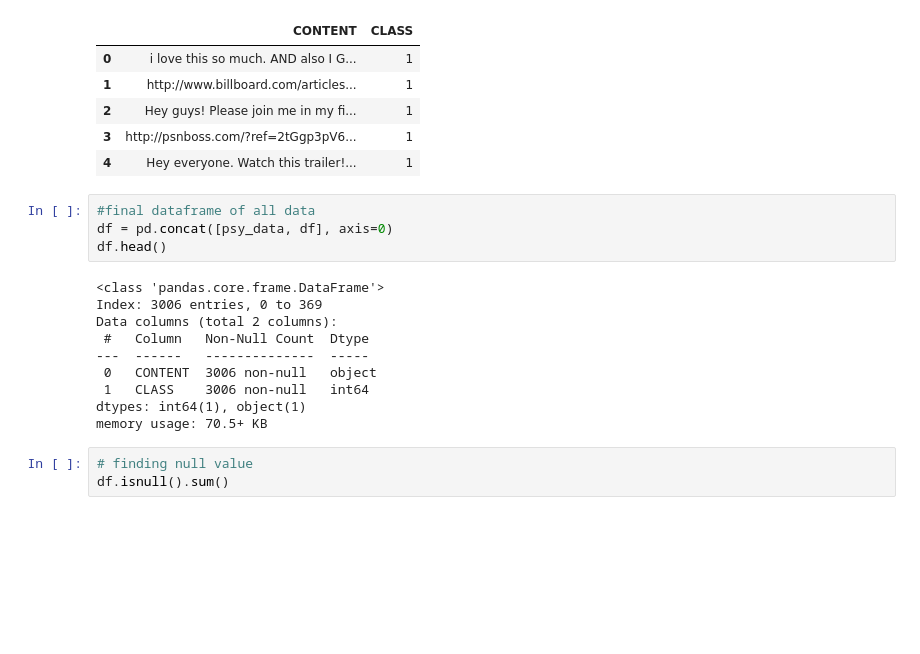
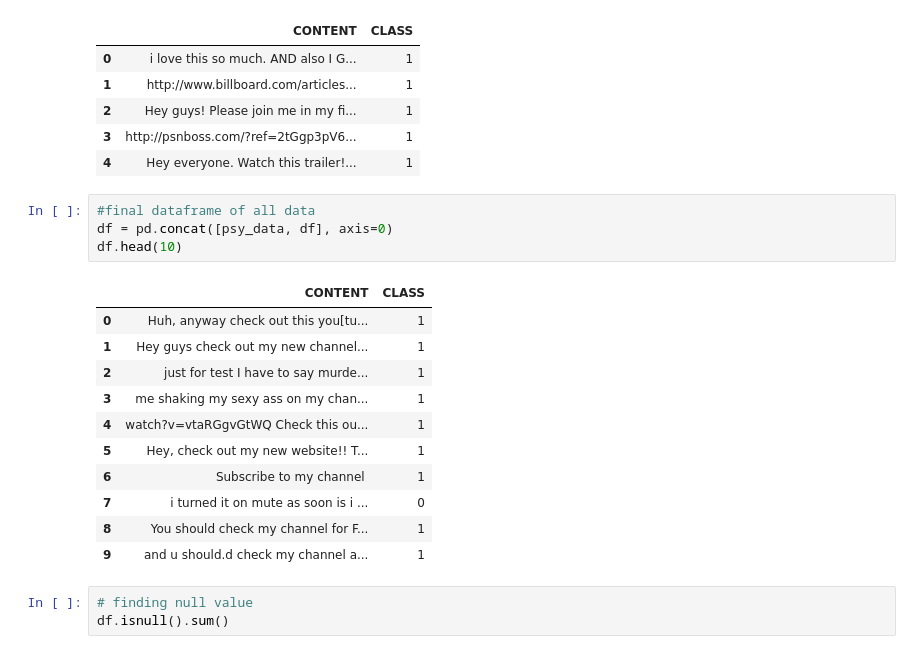
Before and after one commit to shemanto27/Spam-Comments-Detection-Using-NLP, a Jupyter notebook: Spam_Comment_Detection_and_Implementation.ipynb, the cells around one changed output. Cells and saved outputs as stored; diff of their text form; blank space fills up the shorter version.

```diff
--- a/Spam_Comment_Detection_and_Implementation.ipynb
+++ b/Spam_Comment_Detection_and_Implementation.ipynb
@@ -88,17 +92,19 @@ df.head()
 # %%
 #final dataframe of all data
 df = pd.concat([psy_data, df], axis=0)
-df.head()
+df.head(10)
 # %% [output]
-<class 'pandas.core.frame.DataFrame'>
-Index: 3006 entries, 0 to 369
-Data columns (total 2 columns):
- #   Column   Non-Null Count  Dtype
----  ------   --------------  -----
- 0   CONTENT  3006 non-null   object
- 1   CLASS    3006 non-null   int64
-dtypes: int64(1), object(1)
-memory usage: 70.5+ KB
+|  | CONTENT | CLASS |
+| 0 | Huh, anyway check out this you[tu... | 1 |
+| 1 | Hey guys check out my new channel... | 1 |
+| 2 | just for test I have to say murde... | 1 |
+| 3 | me shaking my sexy ass on my chan... | 1 |
+| 4 | watch?v=vtaRGgvGtWQ Check this ou... | 1 |
+| 5 | Hey, check out my new website!! T... | 1 |
+| 6 | Subscribe to my channel ﻿ | 1 |
+| 7 | i turned it on mute as soon is i ... | 0 |
+| 8 | You should check my channel for F... | 1 |
+| 9 | and u should.d check my channel a... | 1 |
 # %%
 # finding null value
 df.isnull().sum()
```
Also changed, not shown: parts of 12 cells of this notebook.
